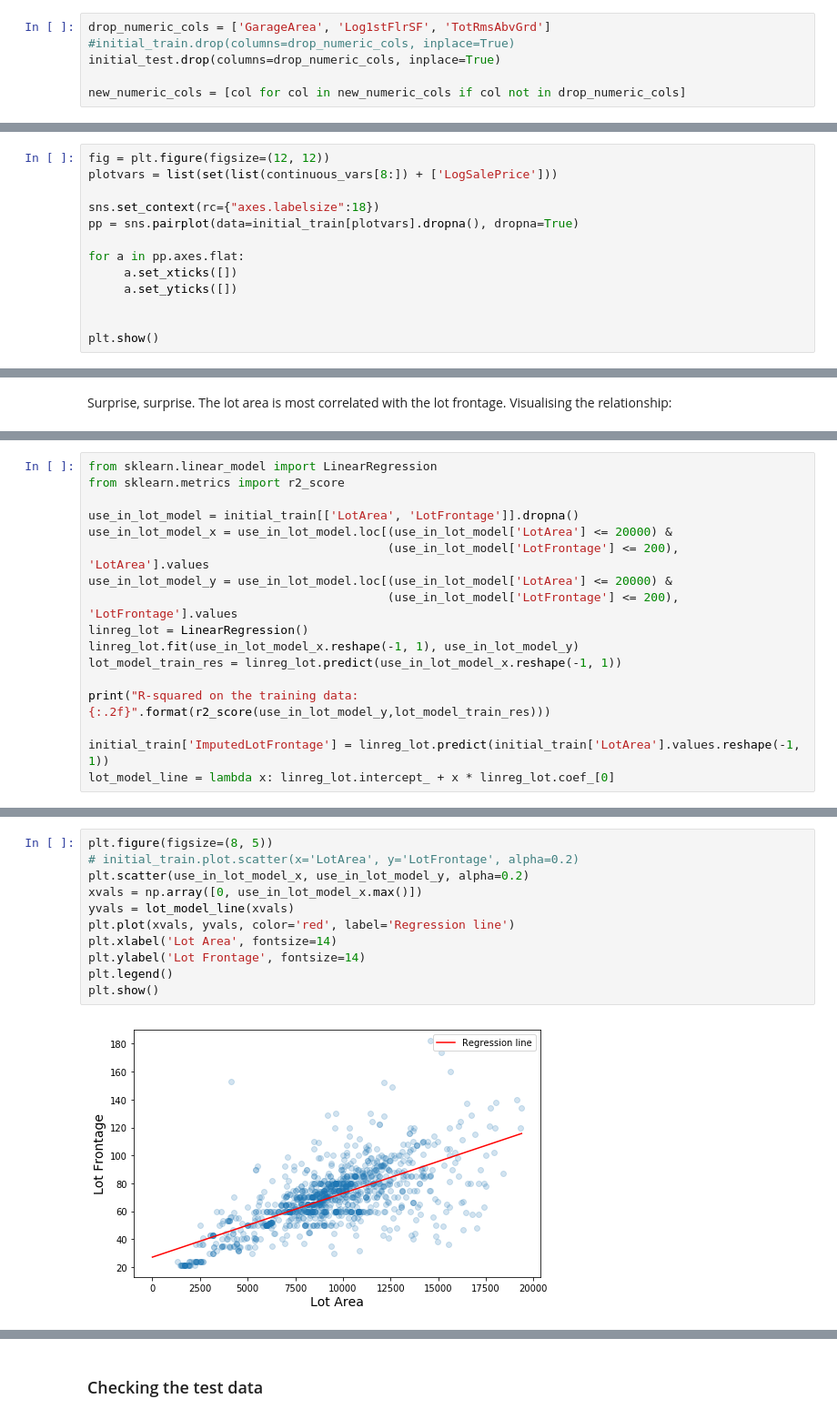
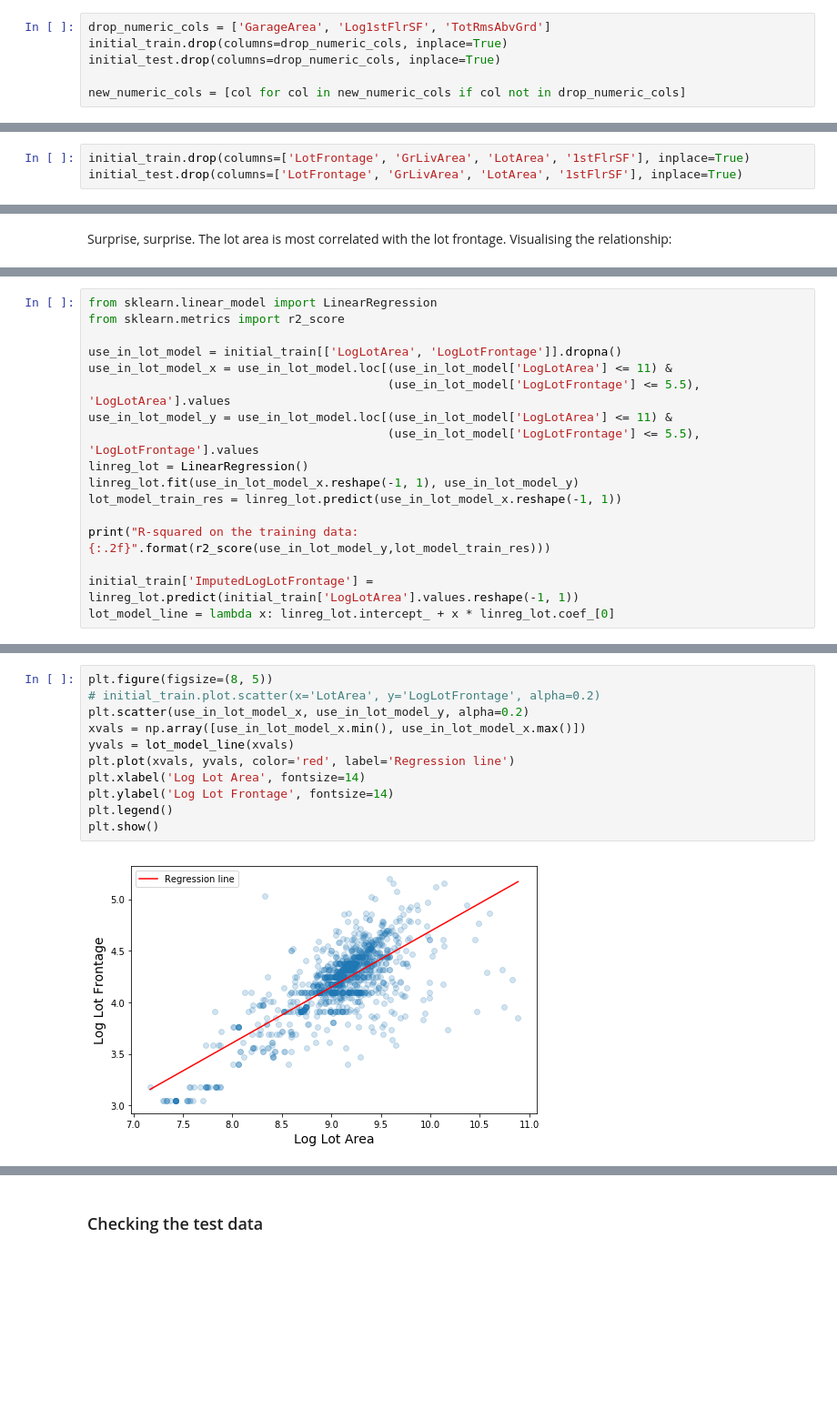
Before and after one commit to Hazzais/house_prices, a Jupyter notebook: House_price_prediction.ipynb, the cells around one changed output, grey strips where cells are left out. Shown at 91% size. Saved outputs shown, nothing was run; the diff lists cells and outputs as text; blank space fills up the shorter version.

Commit message:
Completed initial version of data prep. Ready for modelling.

```diff
--- a/House_price_prediction.ipynb
+++ b/House_price_prediction.ipynb
@@ -756,6 +726,6 @@ new_numeric_cols
 # %%
 drop_numeric_cols = ['GarageArea', 'Log1stFlrSF', 'TotRmsAbvGrd']
-#initial_train.drop(columns=drop_numeric_cols, inplace=True)
+initial_train.drop(columns=drop_numeric_cols, inplace=True)
 initial_test.drop(columns=drop_numeric_cols, inplace=True)
 
 new_numeric_cols = [col for col in new_numeric_cols if col not in drop_numeric_cols]
@@ -889,13 +763,0 @@ plt.show()
-# %%
-fig = plt.figure(figsize=(12, 12))
-plotvars = list(set(list(continuous_vars[8:]) + ['LogSalePrice']))
-
-sns.set_context(rc={"axes.labelsize":18})
-pp = sns.pairplot(data=initial_train[plotvars].dropna(), dropna=True)
-
-for a in pp.axes.flat:
-     a.set_xticks([])
-     a.set_yticks([])
-
-
-plt.show()
@@ -907,3 +769,6 @@ Before continuing, it can be worth trying to log transform the features, particu
+# %%
+initial_train.drop(columns=['LotFrontage', 'GrLivArea', 'LotArea', '1stFlrSF'], inplace=True)
+initial_test.drop(columns=['LotFrontage', 'GrLivArea', 'LotArea', '1stFlrSF'], inplace=True)
 # %% [markdown]
 ### Dealing with missing values
 # %%
@@ -946,17 +811,17 @@ We can fit a quick linear regression to this to get an estimate of a missing val
 from sklearn.linear_model import LinearRegression
 from sklearn.metrics import r2_score
 
-use_in_lot_model = initial_train[['LotArea', 'LotFrontage']].dropna()
-use_in_lot_model_x = use_in_lot_model.loc[(use_in_lot_model['LotArea'] <= 20000) &
-                                          (use_in_lot_model['LotFrontage'] <= 200), 'LotArea'].values
-use_in_lot_model_y = use_in_lot_model.loc[(use_in_lot_model['LotArea'] <= 20000) &
-                                          (use_in_lot_model['LotFrontage'] <= 200), 'LotFrontage'].values
+use_in_lot_model = initial_train[['LogLotArea', 'LogLotFrontage']].dropna()
+use_in_lot_model_x = use_in_lot_model.loc[(use_in_lot_model['LogLotArea'] <= 11) &
+                                          (use_in_lot_model['LogLotFrontage'] <= 5.5), 'LogLotArea'].values
+use_in_lot_model_y = use_in_lot_model.loc[(use_in_lot_model['LogLotArea'] <= 11) &
+                                          (use_in_lot_model['LogLotFrontage'] <= 5.5), 'LogLotFrontage'].values
 linreg_lot = LinearRegression()
 linreg_lot.fit(use_in_lot_model_x.reshape(-1, 1), use_in_lot_model_y)
 lot_model_train_res = linreg_lot.predict(use_in_lot_model_x.reshape(-1, 1))
 
 print("R-squared on the training data: {:.2f}".format(r2_score(use_in_lot_model_y,lot_model_train_res)))
 
-initial_train['ImputedLotFrontage'] = linreg_lot.predict(initial_train['LotArea'].values.reshape(-1, 1))
+initial_train['ImputedLogLotFrontage'] = linreg_lot.predict(initial_train['LogLotArea'].values.reshape(-1, 1))
 lot_model_line = lambda x: linreg_lot.intercept_ + x * linreg_lot.coef_[0]
 # %% [output]
@@ -964,14 +829,14 @@ R-squared on the training data: 0.48
 # %%
 plt.figure(figsize=(8, 5))
-# initial_train.plot.scatter(x='LotArea', y='LotFrontage', alpha=0.2)
+# initial_train.plot.scatter(x='LotArea', y='LogLotFrontage', alpha=0.2)
 plt.scatter(use_in_lot_model_x, use_in_lot_model_y, alpha=0.2)
-xvals = np.array([0, use_in_lot_model_x.max()])
+xvals = np.array([use_in_lot_model_x.min(), use_in_lot_model_x.max()])
 yvals = lot_model_line(xvals)
 plt.plot(xvals, yvals, color='red', label='Regression line')
-plt.xlabel('Lot Area', fontsize=14)
-plt.ylabel('Lot Frontage', fontsize=14)
+plt.xlabel('Log Lot Area', fontsize=14)
+plt.ylabel('Log Lot Frontage', fontsize=14)
 plt.legend()
 plt.show()
 # %% [output]
-[figure, old version]
+[figure, new version]
 # %%
```
Also changed, not shown: parts of 42 cells of this notebook, 1 other file.
